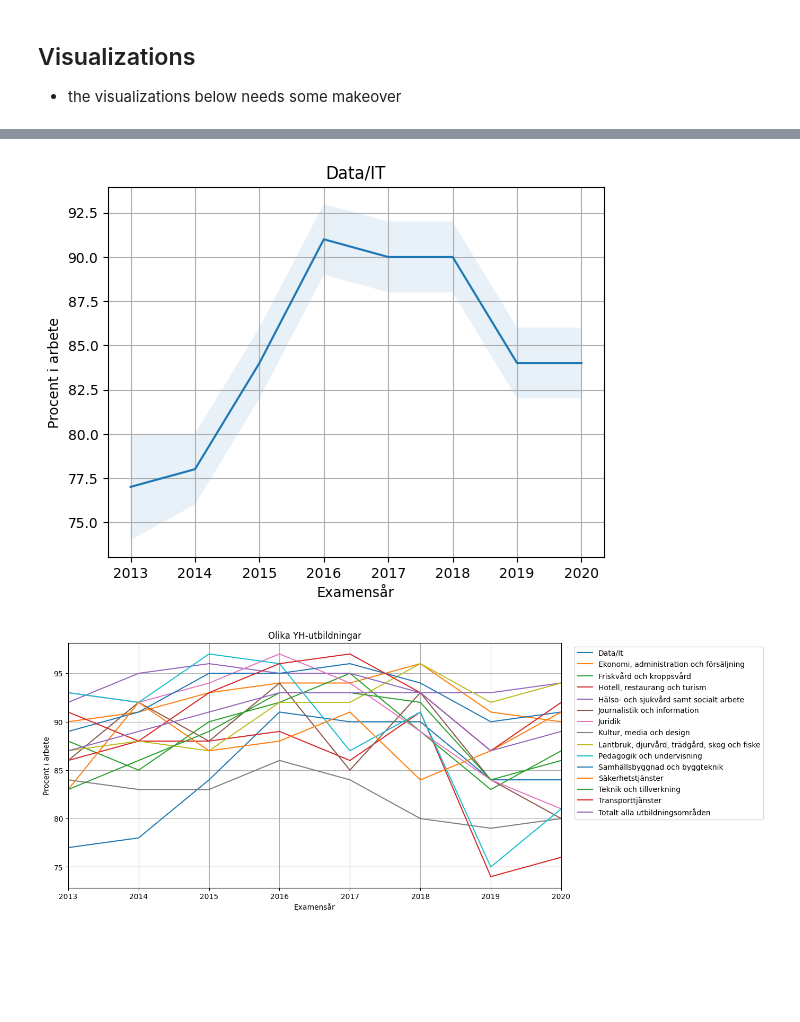
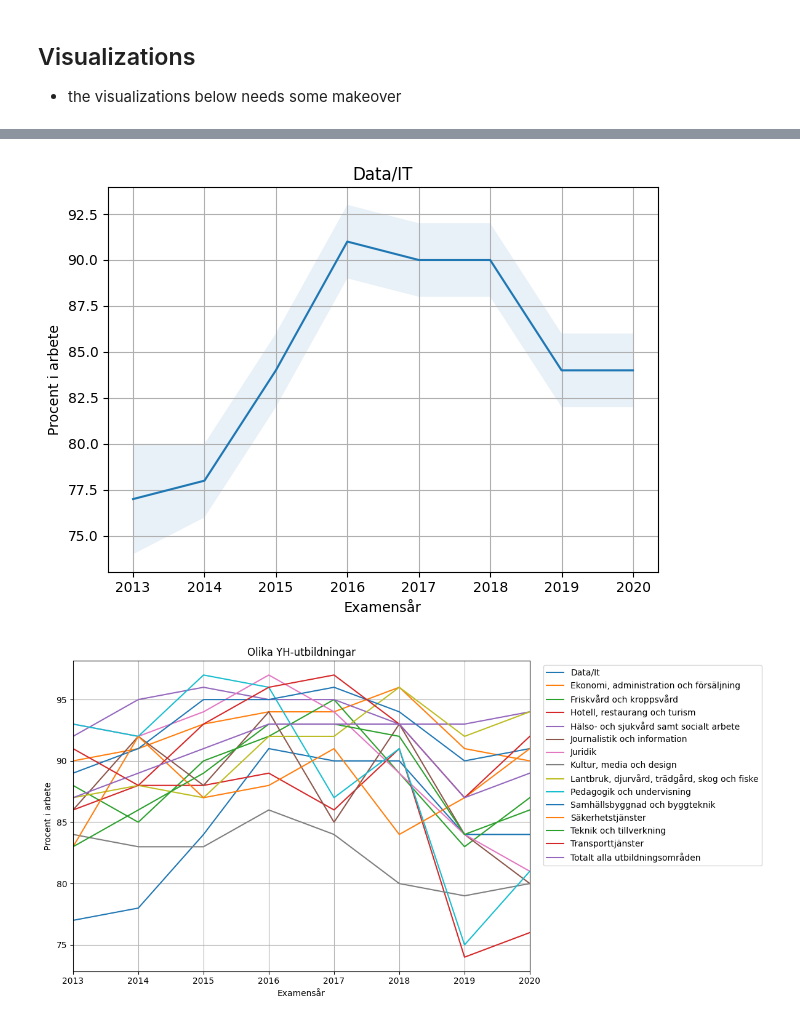
Before and after one commit to kokchun/PrataData, a Jupyter notebook: MYH/exploring_sysselsattning.ipynb, the cells around one changed output, grey strips where cells are left out. Saved outputs shown, nothing was run; the diff lists cells and outputs as text; code cells hidden in the pictures; blank space fills up the shorter version.

```diff
--- a/MYH/exploring_sysselsattning.ipynb
+++ b/MYH/exploring_sysselsattning.ipynb
@@ -89,23 +90,25 @@ fig.savefig("visualizations/sysselsattning/zero_baseline_bar.png")
 # %%
 # testing one plot
 fig, ax = plt.figure(), plt.axes()
 df_mean.loc["Data/It"].plot(ax = ax)
 lower_uncertainty = (df_mean.loc["Data/It"] - df_uncertainty.loc["Data/It"])
 upper_uncertainty = (df_mean.loc["Data/It"] + df_uncertainty.loc["Data/It"])
 
 ax.fill_between(lower_uncertainty.index, lower_uncertainty, upper_uncertainty, alpha = .1)
 
 ax.set(xlabel = "Examensår", ylabel = "Procent i arbete", title = "Data/IT")
 ax.grid()
+fig.tight_layout()
 fig.savefig("visualizations/sysselsattning/line_clutter.png")
 # %% [output]
-[figure, old version]
+[figure, new version]
 # %%
 fig, ax = plt.figure(figsize = (12,6)), plt.axes()
 df_mean.T.plot(ax=ax)
 ax.legend(bbox_to_anchor=(1.02, 1), loc = "upper left")
 ax.set(title = "Olika YH-utbildningar", ylabel = "Procent i arbete", xlabel = "Examensår", xlim=[2013, 2020])
 ax.grid()
+fig.tight_layout()
 fig.savefig("visualizations/sysselsattning/multiple_trends_cluttered.png")
 # %% [output]
-[figure, old version]
+[figure, new version]
```
Also changed, not shown: parts of 2 cells of this notebook, 4 other files.
